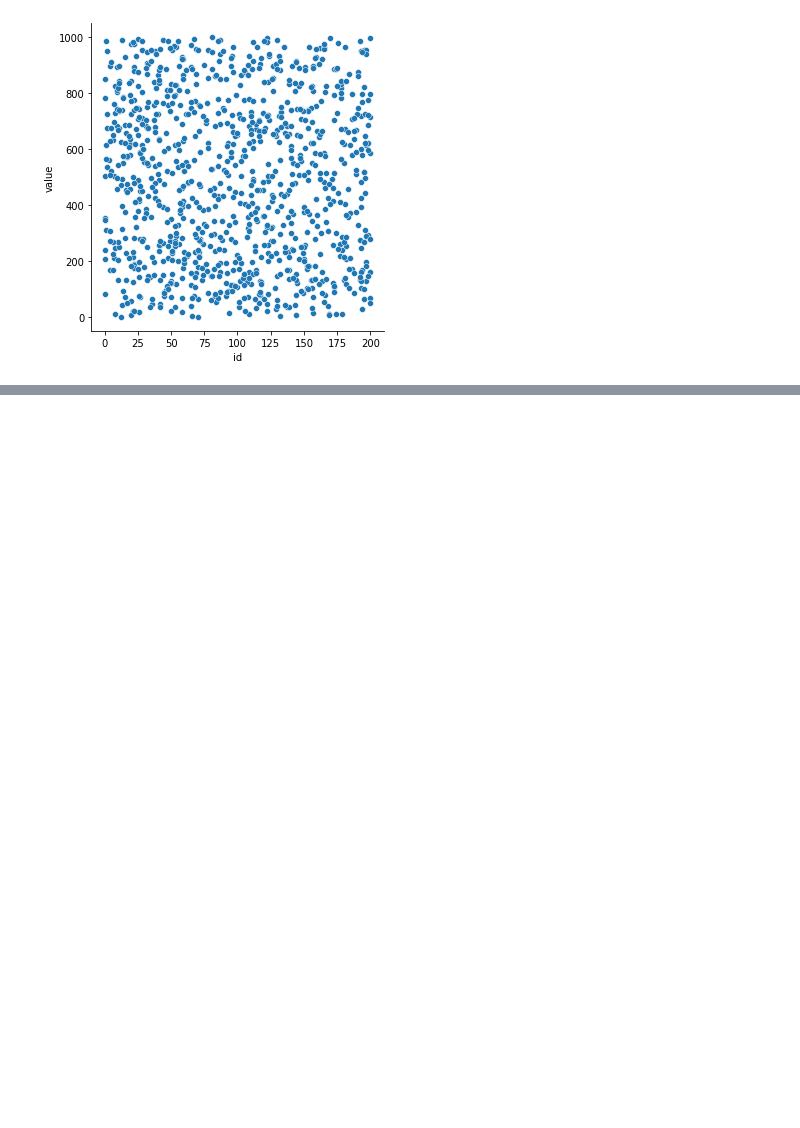
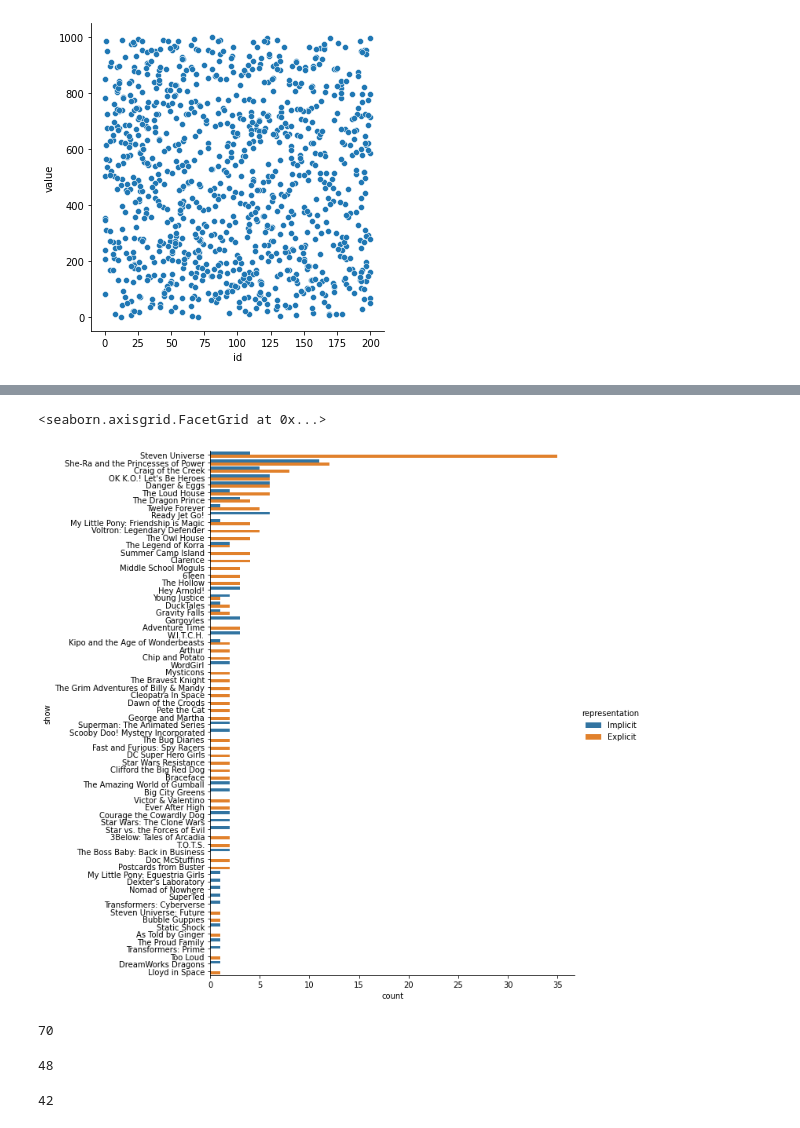
Before and after one commit to RicardFabien/empty-exemple, a Jupyter notebook: Exercice/Untitled.ipynb, the cells around one changed output, grey strips where cells are left out. Drawn from its saved outputs; the diff is of its cells as text; code cells hidden in the pictures; blank space fills up the shorter version.

```diff
--- a/Exercice/Untitled.ipynb
+++ b/Exercice/Untitled.ipynb
@@ -18,0 +49,17 @@ sns.countplot(data=nbData, y="show")
+# %%
+sns.catplot(data=df,kind="count",y="show", height = 10, order= df['show'].value_counts().index, hue = "representation")
+# %% [output]
+<seaborn.axisgrid.FacetGrid at 0x...>
+[figure, added]
+# %%
+df['show'].value_counts().size
+# %% [output]
+70
+# %%
+df.loc[df["representation"] == "Explicit"]['show'].value_counts().size
+# %% [output]
+48
+# %%
+df.loc[(df["representation"] == "Explicit") &(df["year"] >= 2014) ]['show'].value_counts().size
+# %% [output]
+42
```
Also changed, not shown: parts of 16 cells of this notebook, 1 other file.
